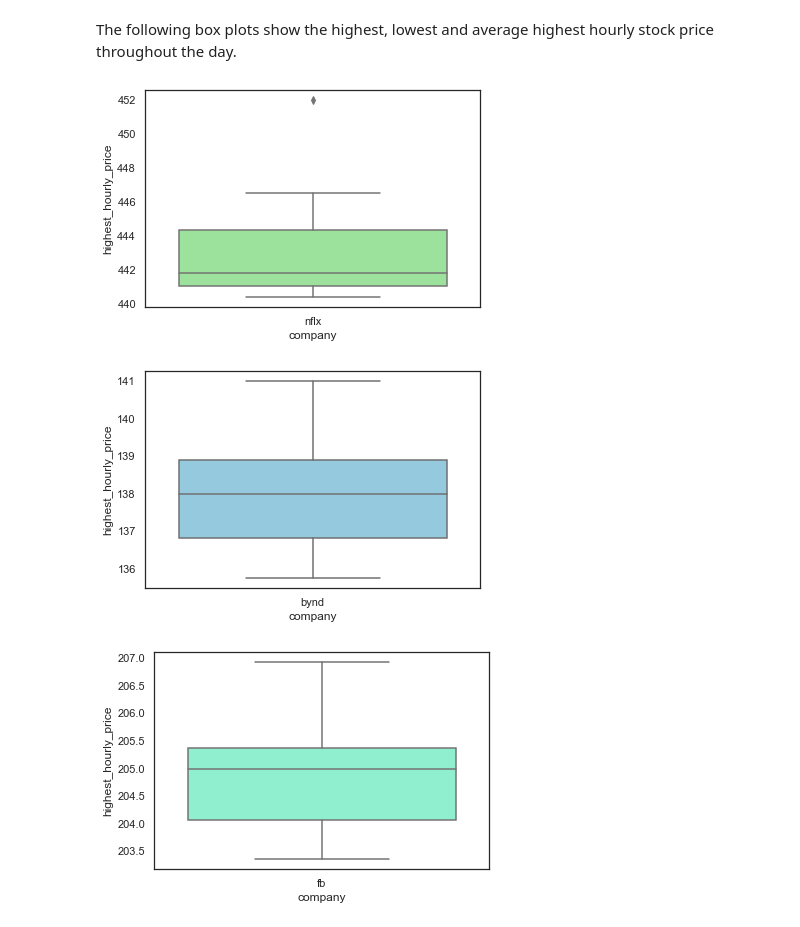
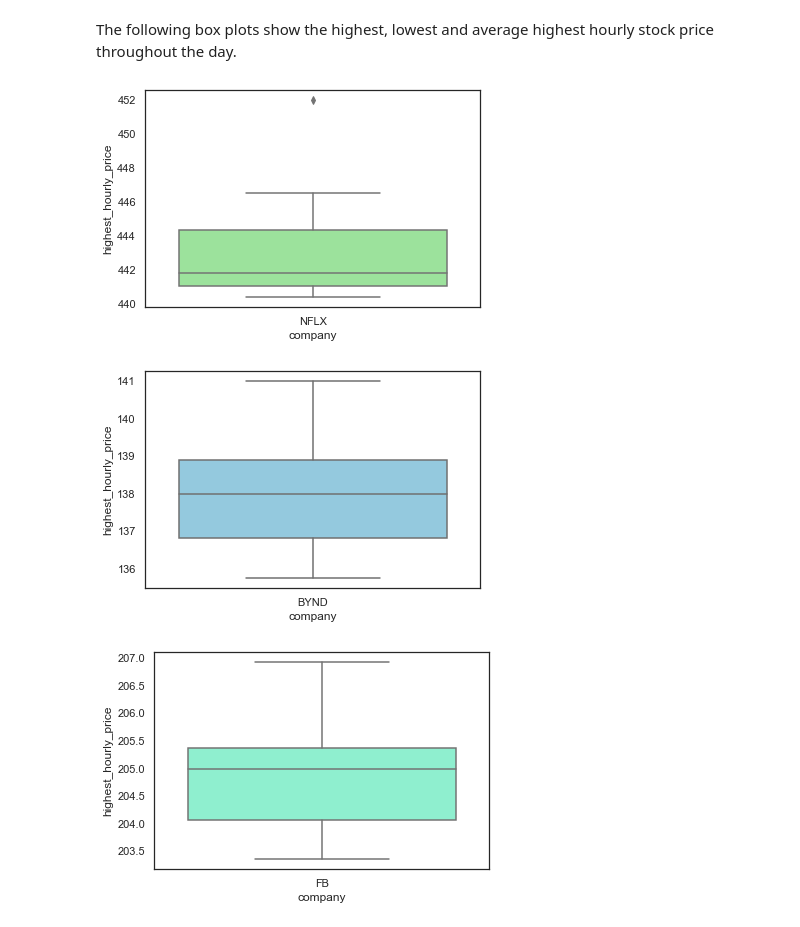
Before and after one commit to JackJoeng/Streaming-Finance-Data-with-AWS-Lambda, a Jupyter notebook: Analysis.ipynb, the cells around one changed output. Drawn from its saved outputs; the diff is of its cells as text; code cells hidden in the pictures.

```diff
--- a/Analysis.ipynb
+++ b/Analysis.ipynb
@@ -100,13 +100,13 @@ The following box plots show the highest, lowest and average highest hourly stoc
 # %%
 sns.set(style="white", palette="muted", color_codes=True)
 
-nflx_df = df[(df['company'] == "nflx")]
+nflx_df = df[(df['company'] == "NFLX")]
 box_company = sns.boxplot(x="company", y="highest_hourly_price", data=nflx_df, color = "lightgreen")
 # %% [output]
-[figure, old version]
+[figure, new version]
 # %%
-bynd_df = df[(df['company'] == "bynd")]
+bynd_df = df[(df['company'] == "BYND")]
 box_company = sns.boxplot(x="company", y="highest_hourly_price", data=bynd_df, color = "skyblue")
 # %% [output]
-[figure, old version]
+[figure, new version]
 # %%
```
Also changed, not shown: parts of 8 cells of this notebook, 10 other files.
